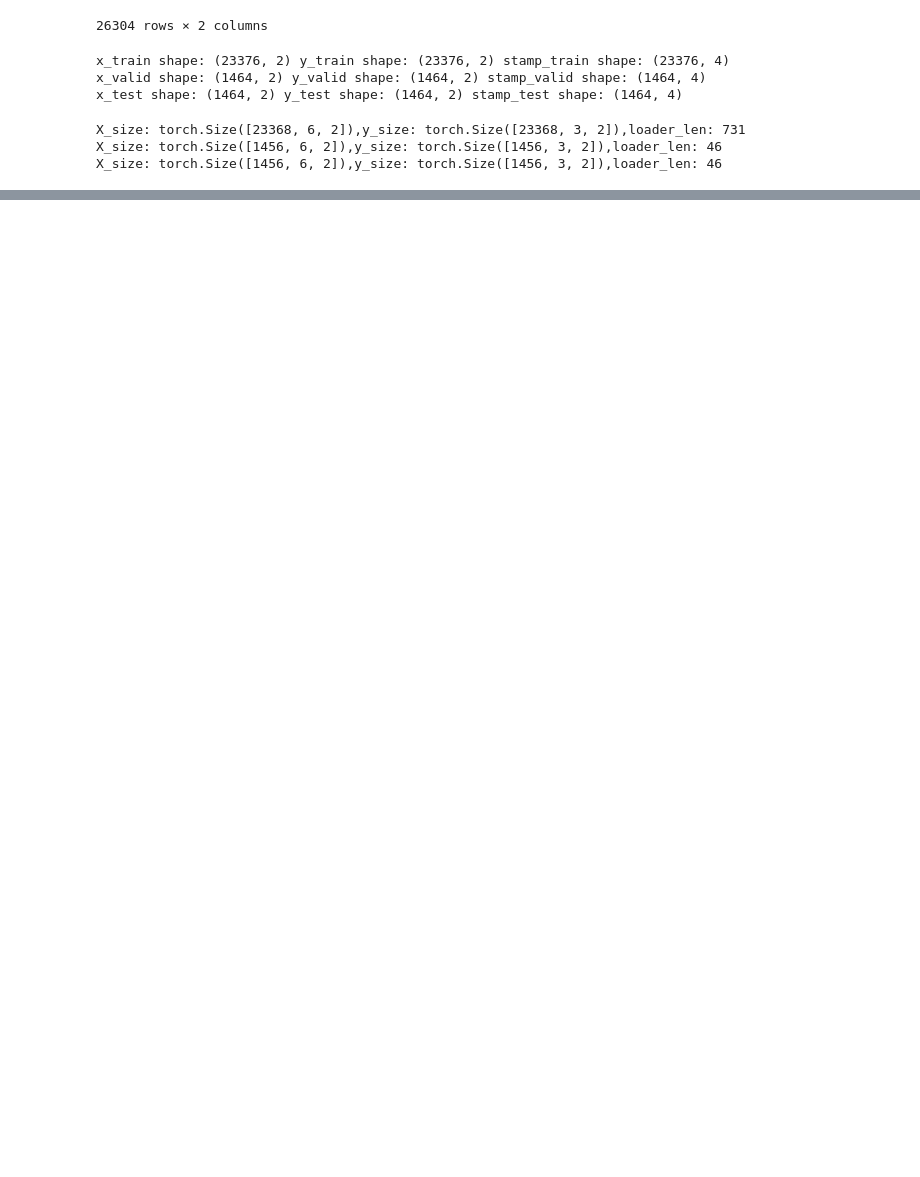
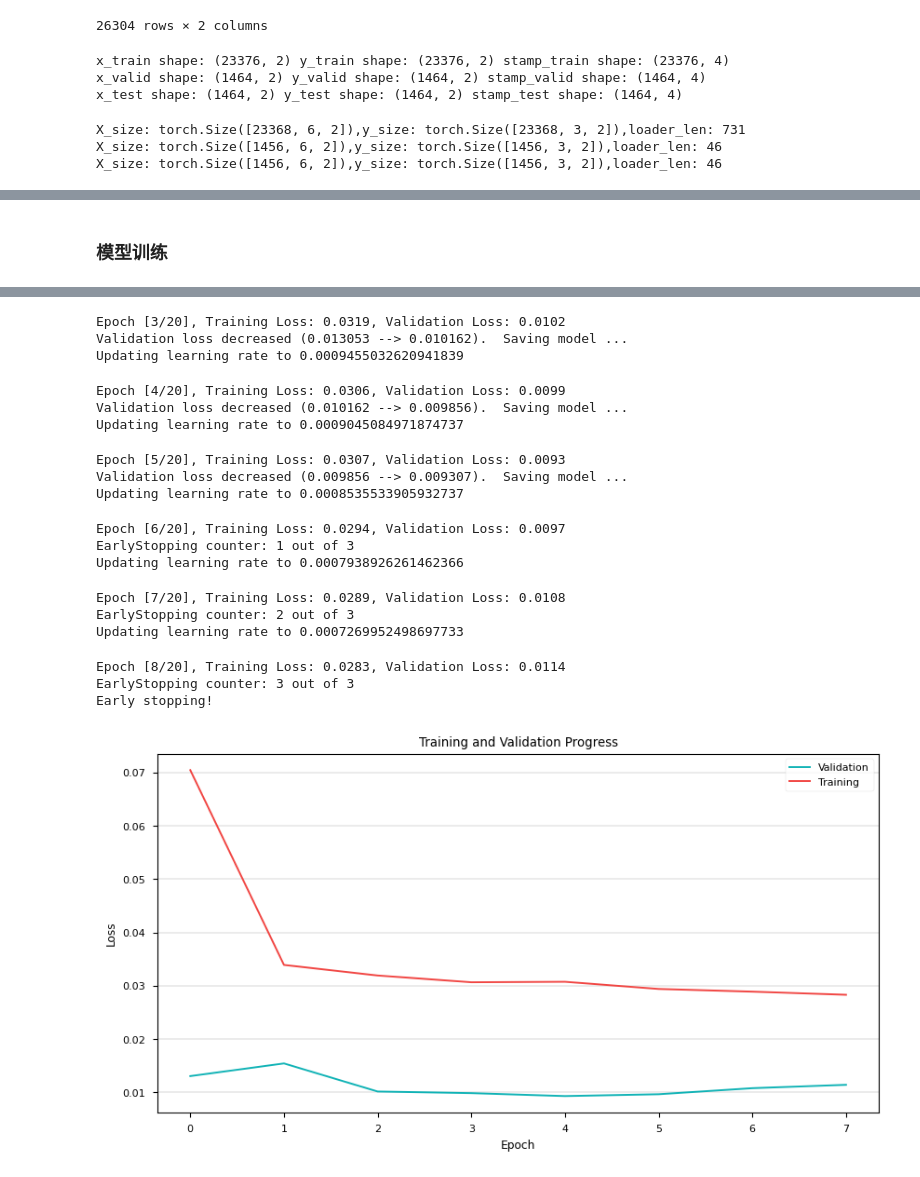
Before and after one commit to caoyuyu2021/src, a Jupyter notebook: 01.python/05.practice/02.time_series/src/08.时间序列预测.ipynb, the cells around one changed output, grey strips where cells are left out. Saved outputs shown, nothing was run; the diff lists cells and outputs as text; code cells hidden in the pictures; blank space fills up the shorter version.

```diff
--- a/01.python/05.practice/02.time_series/src/08.时间序列预测.ipynb
+++ b/01.python/05.practice/02.time_series/src/08.时间序列预测.ipynb
@@ -871,0 +1226,4 @@ plt.show()
+# %%
+data_path = "../outputs/datasets/energy.csv"
+ts_data = loader(data_path=data_path, data=None, time_col='time')
+ts_data
@@ -871,0 +1547,14 @@ plt.show()
+# %%
+# 构造参数字典
+params2 = {
+    "seq_len": 6,
+    "pred_len": 3,
+    "label_len": 0,
+    "batch_size": 32,
+}
+X_train, y_train, X_train_stamp, y_train_stamp, train_loader = generator(train_data, **params2)
+X_valid, y_valid, X_valid_stamp, y_valid_stamp, valid_loader = generator(valid_data, **params2)
+X_test, y_test, X_test_stamp, y_test_stamp, test_loader = generator(test_data, **params2)
+print("X_size: {0},y_size: {1},loader_len: {2}".format(X_train.shape, y_train.shape, len(train_loader)))
+print("X_size: {0},y_size: {1},loader_len: {2}".format(X_valid.shape, y_valid.shape, len(valid_loader)))
+print("X_size: {0},y_size: {1},loader_len: {2}".format(X_test.shape, y_test.shape, len(test_loader)))
@@ -871,0 +2080,2 @@ plt.show()
+# %% [markdown]
+### 模型训练
@@ -871,0 +2294,41 @@ plt.show()
+# %%
+# 构造参数字典
+params3 = {
+    "task_args":{
+        "columns": ['load', 'temp'],
+        "target": ['load', 'temp'],
+        "features": 'M'
+    },
+    "train_args": {
+        "model_name": ETSformer,
+        "train_loader": train_loader,
+        "valid_loader": valid_loader,
+        "n_epochs": 20,
+        "learning_rate": 0.001,
+        "loss": nn.MSELoss(),
+        "patience": 3,
+        "device": 'cuda',
+        "lradj": 'cosine',
+        "model_path": "../outputs/best_models/ETSformer",
+        "verbose": True,
+        "plots": True,
+    },
+    "model_args": {
+        'enc_in': 2,
+        'seq_len': 6,
+        "label_len": 0,
+        'pred_len': 3,
+        'top_k': 2,
+        'd_model': 128,
+        'n_heads': 8,
+        'd_ff': 128,
+        'dropout': 0.1,
+        'e_layers': 1,
+        'd_layers': 1,
+        'embed': 'fixed',
+        'freq': 'h',
+        'c_out': 2
+    },
+}
+model = train(**params3)
+# %% [output]
@@ -871,0 +2341,19 @@ plt.show()
+Epoch [3/20], Training Loss: 0.0319, Validation Loss: 0.0102
+Validation loss decreased (0.013053 --> 0.010162).  Saving model ...
+Updating learning rate to 0.0009455032620941839
+Epoch [4/20], Training Loss: 0.0306, Validation Loss: 0.0099
+Validation loss decreased (0.010162 --> 0.009856).  Saving model ...
+Updating learning rate to 0.0009045084971874737
+Epoch [5/20], Training Loss: 0.0307, Validation Loss: 0.0093
+Validation loss decreased (0.009856 --> 0.009307).  Saving model ...
+Updating learning rate to 0.0008535533905932737
+Epoch [6/20], Training Loss: 0.0294, Validation Loss: 0.0097
+EarlyStopping counter: 1 out of 3
+Updating learning rate to 0.0007938926261462366
+Epoch [7/20], Training Loss: 0.0289, Validation Loss: 0.0108
+EarlyStopping counter: 2 out of 3
+Updating learning rate to 0.0007269952498697733
+Epoch [8/20], Training Loss: 0.0283, Validation Loss: 0.0114
+EarlyStopping counter: 3 out of 3
+Early stopping!
+[figure, added]
```
Also changed, not shown: parts of 200 cells of this notebook, 1 other file.
